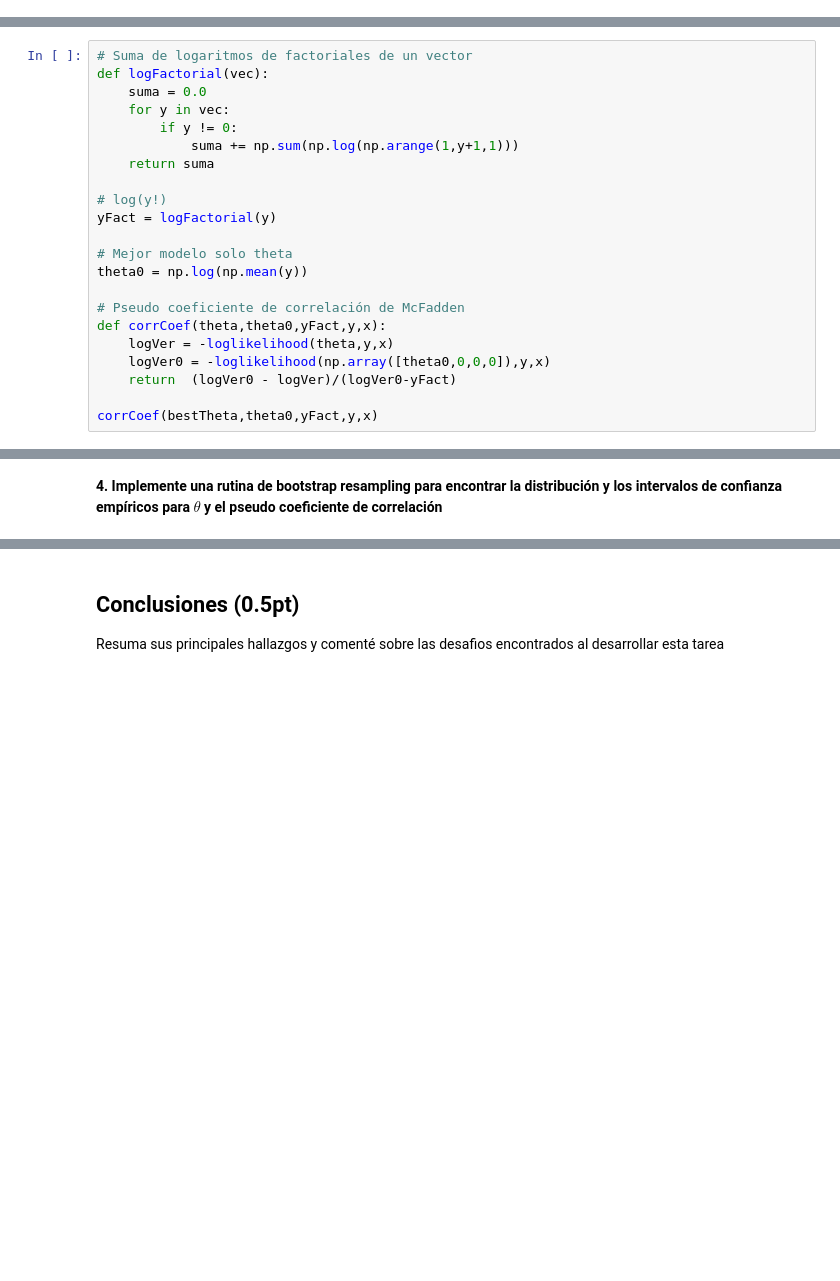
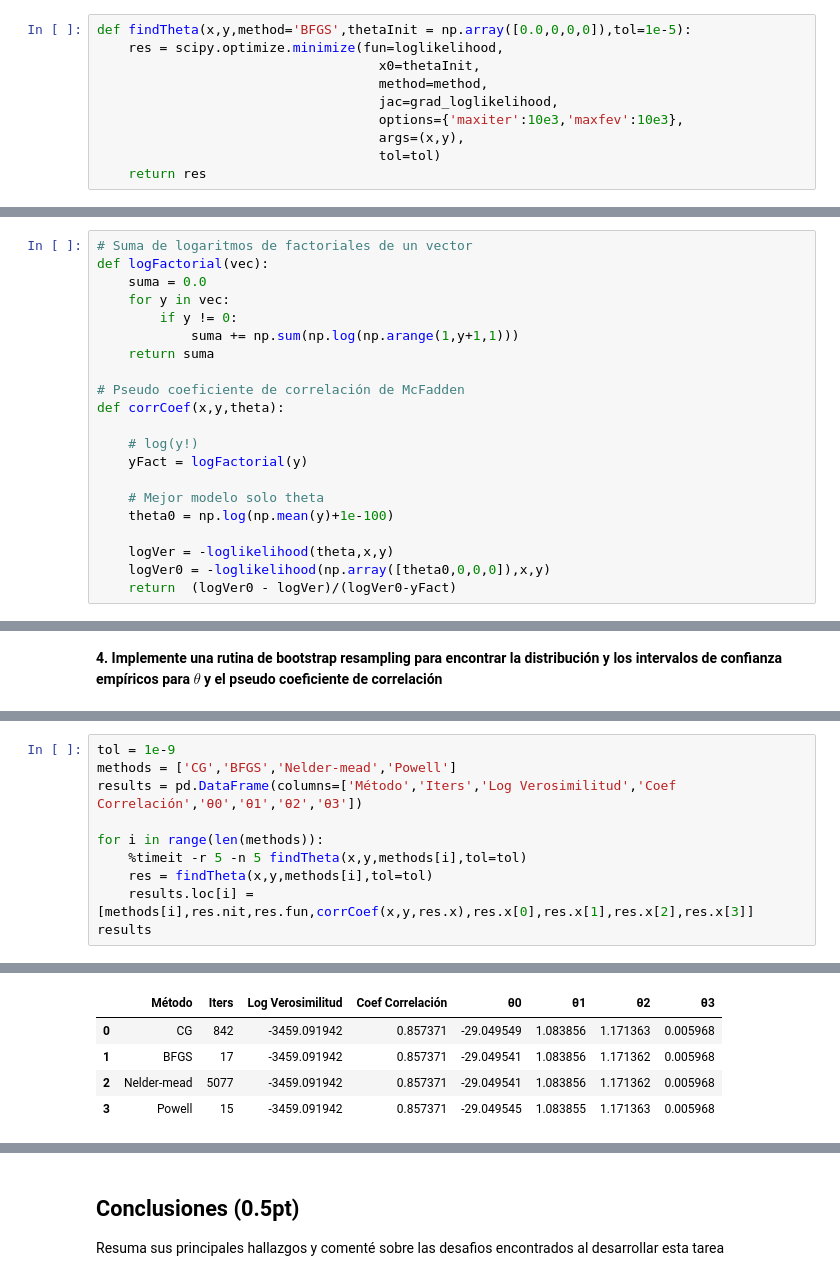
Before and after one commit to ehopperdietzel/billionaires-analysis, a Jupyter notebook: info147_tarea2.ipynb, the cells around one changed output, grey strips where cells are left out. Saved outputs shown, nothing was run; the diff lists cells and outputs as text; blank space fills up the shorter version.

Commit message:
Comparación de métodos

```diff
--- a/info147_tarea2.ipynb
+++ b/info147_tarea2.ipynb
@@ -242,3 +210,13 @@ print(res1)
+# %%
+def findTheta(x,y,method='BFGS',thetaInit = np.array([0.0,0,0,0]),tol=1e-5):
+    res = scipy.optimize.minimize(fun=loglikelihood,
+                                    x0=thetaInit,
+                                    method=method,
+                                    jac=grad_loglikelihood,
+                                    options={'maxiter':10e3,'maxfev':10e3},
+                                    args=(x,y),
+                                    tol=tol)
+    return res
 # %% [markdown]
 **3. Implemente una rutina que calcule el pseudo coeficiente de correlación
 $$
@@ -254,16 +232,15 @@ def logFactorial(vec):
             suma += np.sum(np.log(np.arange(1,y+1,1)))
     return suma
 
-# log(y!)
-yFact = logFactorial(y)
+# Pseudo coeficiente de correlación de McFadden
+def corrCoef(x,y,theta):
 
-# Mejor modelo solo theta
-theta0 = np.log(np.mean(y))
+    # log(y!)
+    yFact = logFactorial(y)
 
-# Pseudo coeficiente de correlación de McFadden
-def corrCoef(theta,theta0,yFact,y,x):
-    logVer = -loglikelihood(theta,y,x)
-    logVer0 = -loglikelihood(np.array([theta0,0,0,0]),y,x)
+    # Mejor modelo solo theta
+    theta0 = np.log(np.mean(y)+1e-100)
+
+    logVer = -loglikelihood(theta,x,y)
+    logVer0 = -loglikelihood(np.array([theta0,0,0,0]),x,y)
     return  (logVer0 - logVer)/(logVer0-yFact)
-
-corrCoef(bestTheta,theta0,yFact,y,x)
@@ -336,0 +302,11 @@ h = ax.hist(thetaCorrelacion[:,0],300,log=True)
+# %%
+tol = 1e-9
+methods = ['CG','BFGS','Nelder-mead','Powell']
+results = pd.DataFrame(columns=['Método','Iters','Log Verosimilitud','Coef Correlación','θ0','θ1','θ2','θ3'])
+
+for i in range(len(methods)):
+    %timeit -r 5 -n 5 findTheta(x,y,methods[i],tol=tol)
+    res = findTheta(x,y,methods[i],tol=tol)
+    results.loc[i] = [methods[i],res.nit,res.fun,corrCoef(x,y,res.x),res.x[0],res.x[1],res.x[2],res.x[3]]
+results
+# %% [output]
@@ -336,0 +317,5 @@ h = ax.hist(thetaCorrelacion[:,0],300,log=True)
+|  | Método | Iters | Log Verosimilitud | Coef Correlación | θ0 | θ1 | θ2 | θ3 |
+| 0 | CG | 842 | -3459.091942 | 0.857371 | -29.049549 | 1.083856 | 1.171363 | 0.005968 |
+| 1 | BFGS | 17 | -3459.091942 | 0.857371 | -29.049541 | 1.083856 | 1.171362 | 0.005968 |
+| 2 | Nelder-mead | 5077 | -3459.091942 | 0.857371 | -29.049541 | 1.083856 | 1.171362 | 0.005968 |
+| 3 | Powell | 15 | -3459.091942 | 0.857371 | -29.049545 | 1.083855 | 1.171363 | 0.005968 |
```
Also changed, not shown: parts of 14 cells of this notebook.
